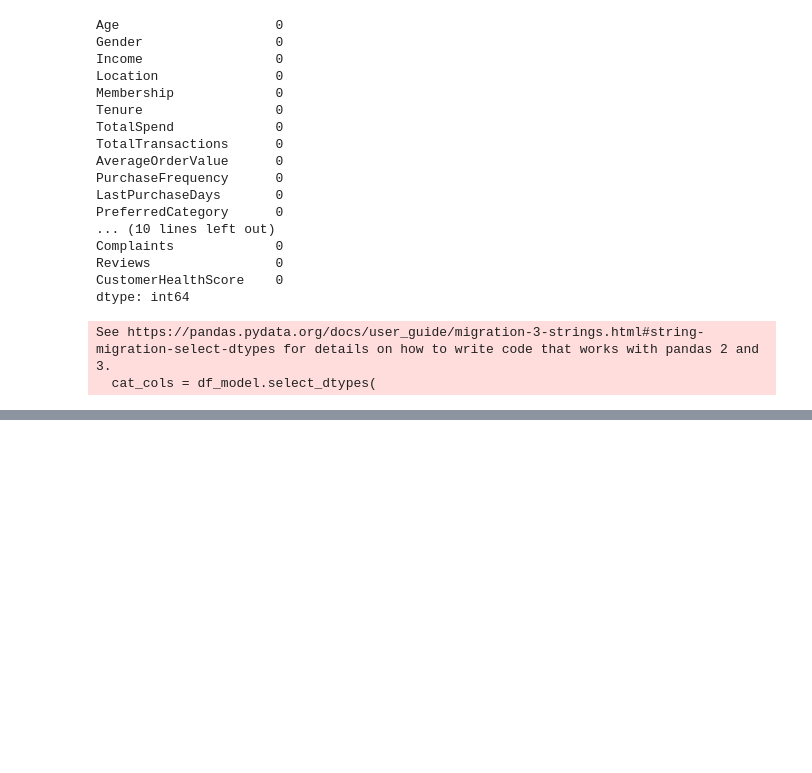
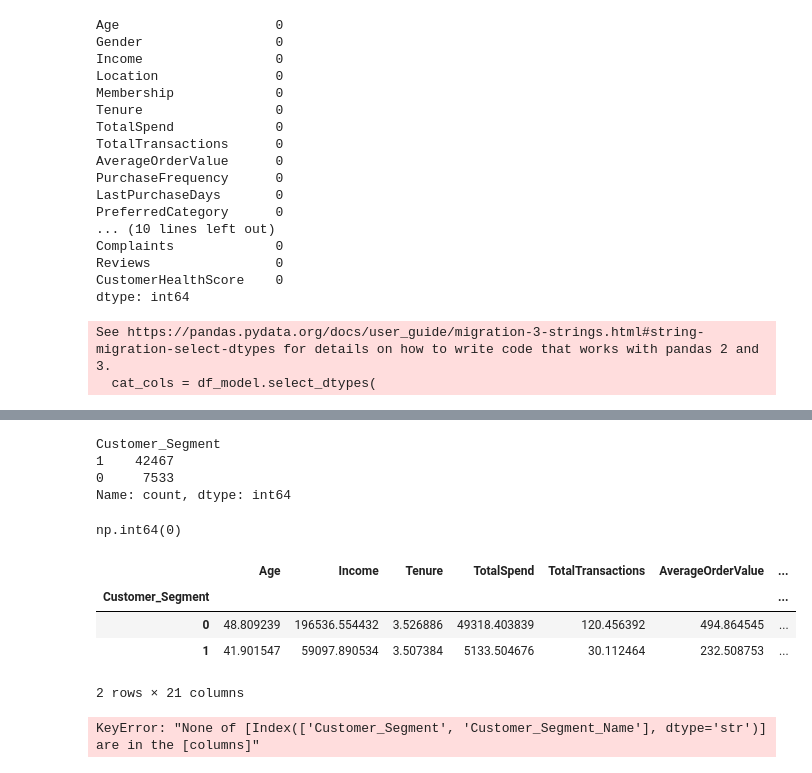
Before and after one commit to ashishpatel3630-art/PRISM_AI_Models, a Jupyter notebook: PRISM-AI/notebooks/03_SegmentationV(2).ipynb, the cells around one changed output, grey strips where cells are left out. Saved outputs shown, nothing was run; the diff lists cells and outputs as text; code cells hidden in the pictures; blank space fills up the shorter version.

```diff
--- a/PRISM-AI/notebooks/03_SegmentationV(2).ipynb
+++ b/PRISM-AI/notebooks/03_SegmentationV(2).ipynb
@@ -117,0 +496,14 @@ for col in cat_cols:
+# %%
+from sklearn.cluster import KMeans
+
+final_model = KMeans(
+    n_clusters=2,
+    random_state=42,
+    n_init=100
+)
+
+
+clusters = final_model.fit_predict(X_scaled)
+
+
+df["Customer_Segment"] = clusters
@@ -117,0 +517,58 @@ for col in cat_cols:
+# %%
+from sklearn.impute import SimpleImputer
+
+imputer = SimpleImputer(strategy="median")
+
+X_clean = imputer.fit_transform(X)
+# %%
+from sklearn.preprocessing import StandardScaler
+
+scaler = StandardScaler()
+
+X_scaled = scaler.fit_transform(X_clean)
+# %%
+from sklearn.cluster import KMeans
+
+final_model = KMeans(
+    n_clusters=2,
+    random_state=42,
+    n_init=100
+)
+
+clusters = final_model.fit_predict(X_scaled)
+
+df["Customer_Segment"] = clusters
+# %%
+df["Customer_Segment"].value_counts()
+# %% [output]
+Customer_Segment
+1    42467
+0     7533
+Name: count, dtype: int64
+# %%
+X.shape
+X_scaled.shape
+np.isnan(X_scaled).sum()
+# %% [output]
+np.int64(0)
+# %%
+segment_analysis = df.groupby(
+    "Customer_Segment"
+).mean(numeric_only=True)
+
+segment_analysis
+# %% [output]
+|  | Age | Income | Tenure | TotalSpend | TotalTransactions | AverageOrderValue | ... |
+| Customer_Segment |  |  |  |  |  |  | ... |
+| 0 | 48.809239 | 196536.554432 | 3.526886 | 49318.403839 | 120.456392 | 494.864545 | ... |
+| 1 | 41.901547 | 59097.890534 | 3.507384 | 5133.504676 | 30.112464 | 232.508753 | ... |
+2 rows × 21 columns
+# %%
+df_model[
+[
+"Customer_Segment",
+"Customer_Segment_Name"
+]
+].head()
+# %% [output]
+KeyError: "None of [Index(['Customer_Segment', 'Customer_Segment_Name'], dtype='str')] are in the [columns]"
```
Also changed, not shown: parts of 33 cells of this notebook, 2 other files.
